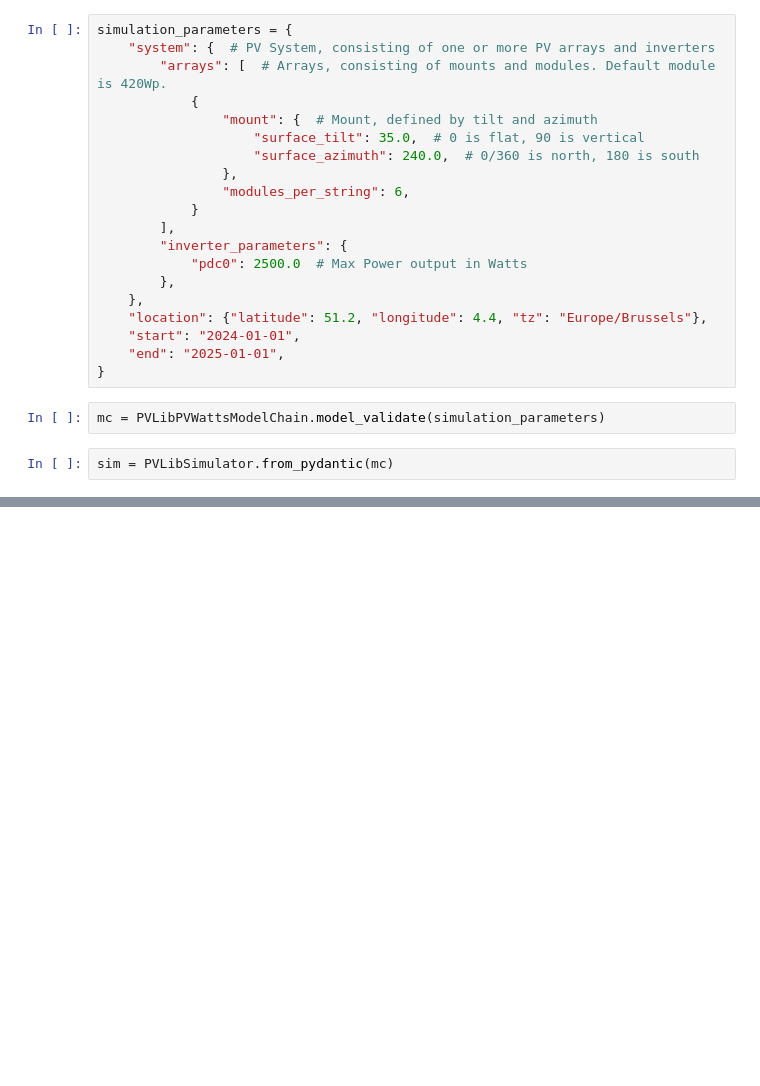
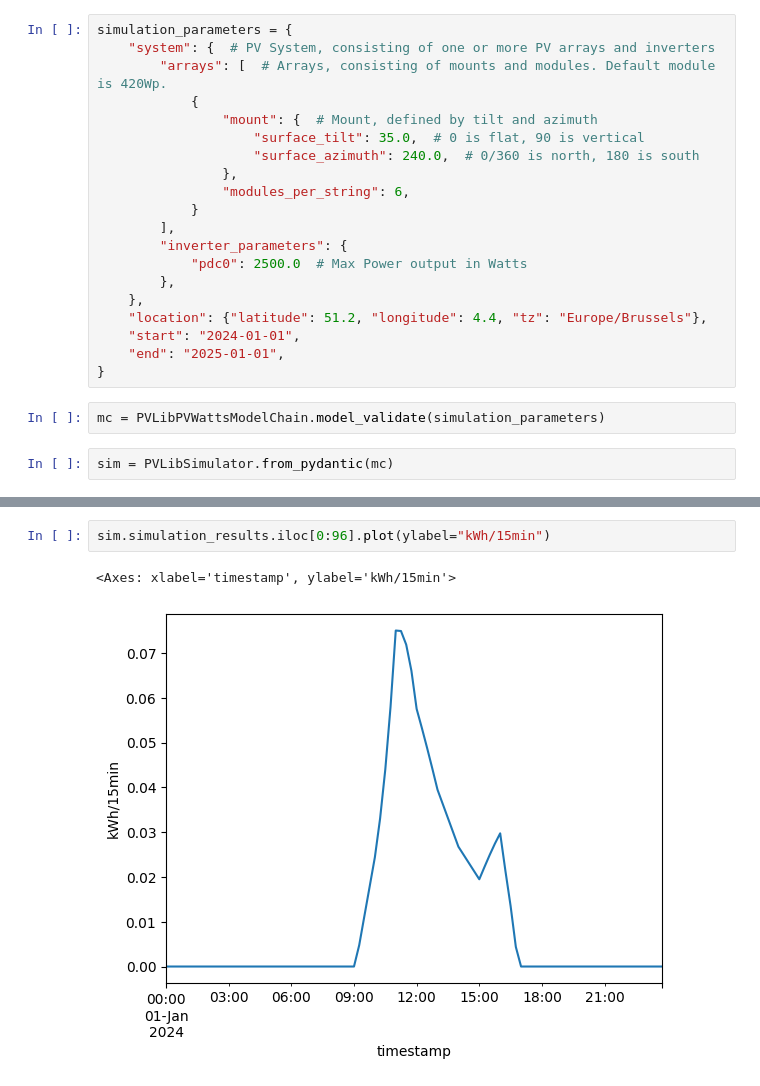
Before and after one commit to EnergieID/OpenEnergyID, a Jupyter notebook: pvlib.ipynb, the cells around one changed output, grey strips where cells are left out. Drawn from its saved outputs; the diff is of its cells as text; blank space fills up the shorter version.

```diff
--- a/pvlib.ipynb
+++ b/pvlib.ipynb
@@ -44 +43,6 @@ Name: p_mp, Length: 35136, dtype: float64
+# %%
+sim.simulation_results.iloc[0:96].plot(ylabel="kWh/15min")
+# %% [output]
+<Axes: xlabel='timestamp', ylabel='kWh/15min'>
+[figure, added]
 # %%
```
Also changed, not shown: parts of 3 cells of this notebook, 1 other file.
